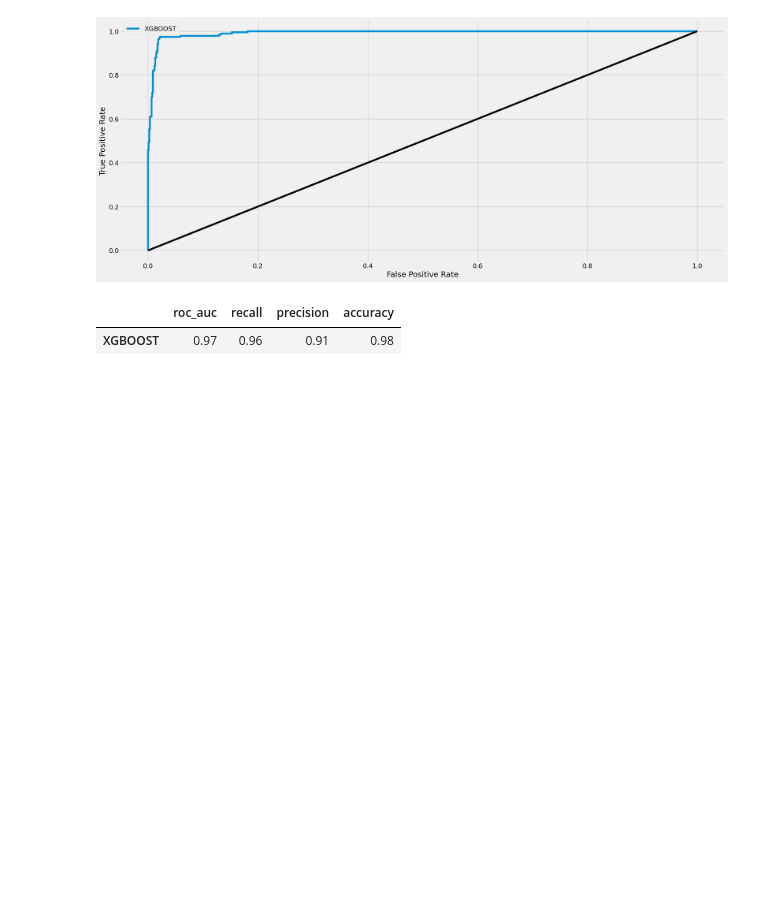
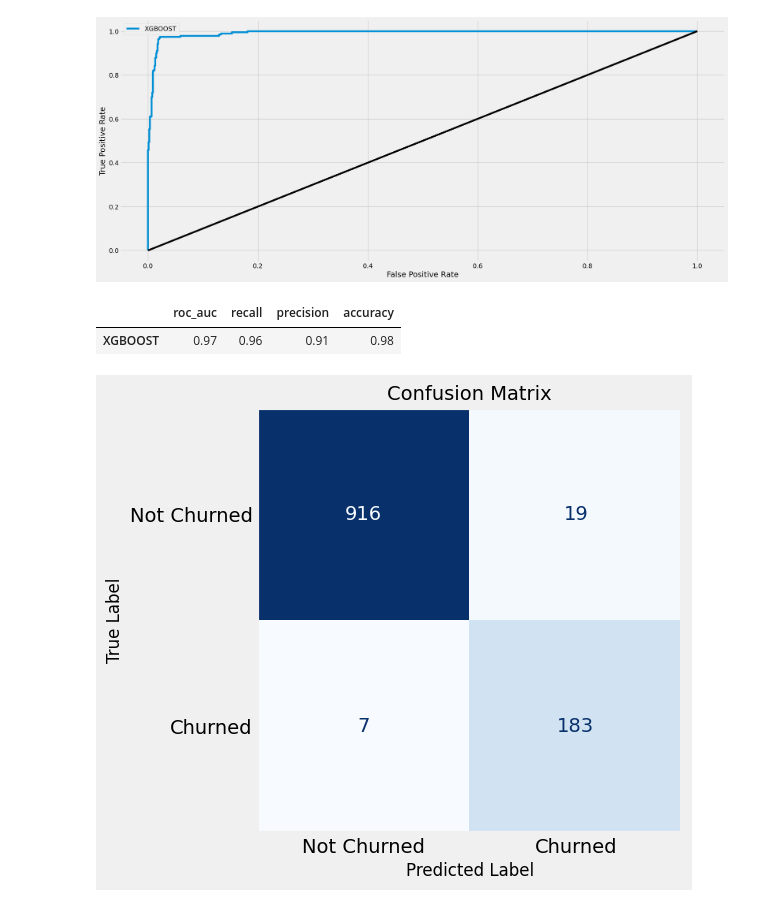
Before and after one commit to Emirhankayar/churnpred, a Jupyter notebook: ChurnPred.ipynb, the cells around one changed output. Drawn from its saved outputs; the diff is of its cells as text; code cells hidden in the pictures; blank space fills up the shorter version.

```diff
--- a/ChurnPred.ipynb
+++ b/ChurnPred.ipynb
@@ -207,19 +213,3 @@ plt.title('Number of Observation by Age')
 plt.show()
 # %% [output]
 [figure]
-# %%
-plt.figure(figsize=(21, 9))
-plt.style.use('fivethirtyeight')
-numerical_cols = df.select_dtypes(include=[np.number]).drop(columns='CustomerID')
-corr = numerical_cols.corr()
-
-# Generate a mask for the upper triangle
-mask = np.triu(np.ones_like(corr, dtype=bool))
-
-# Generate a custom diverging colormap
-cmap = sns.diverging_palette(200, 10, as_cmap=True)
-
-sns.heatmap(corr, mask=mask, cmap=cmap, center=0,
-            square=True, linewidths=.5, cbar_kws={"shrink": .5}, annot=True)
-
-plt.show()
@@ -708,3 +720,21 @@ scores_df
 # %% [output]
 |  | roc_auc | recall | precision | accuracy |
 | XGBOOST | 0.97 | 0.96 | 0.91 | 0.98 |
+# %%
+from sklearn.metrics import confusion_matrix, ConfusionMatrixDisplay
+import matplotlib.pyplot as plt
+
+cm = confusion_matrix(y_eval, xgb_best.predict(X_eval))
+disp = ConfusionMatrixDisplay(confusion_matrix=cm, display_labels=["Not Churned", "Churned"])
+fig, ax = plt.subplots(figsize=(6, 6))
+disp.plot(cmap="Blues", ax=ax, colorbar=False)
+ax.grid(False)
+ax.set_title("Confusion Matrix", fontsize=14)
+ax.set_xlabel("Predicted Label", fontsize=12)
+ax.set_ylabel("True Label", fontsize=12)
+ax.tick_params(axis='both', which='both', length=0)
+
+plt.tight_layout()
+plt.show()
+# %% [output]
+[figure, added]
```
Also changed, not shown: parts of 29 cells of this notebook, 1 other file.
